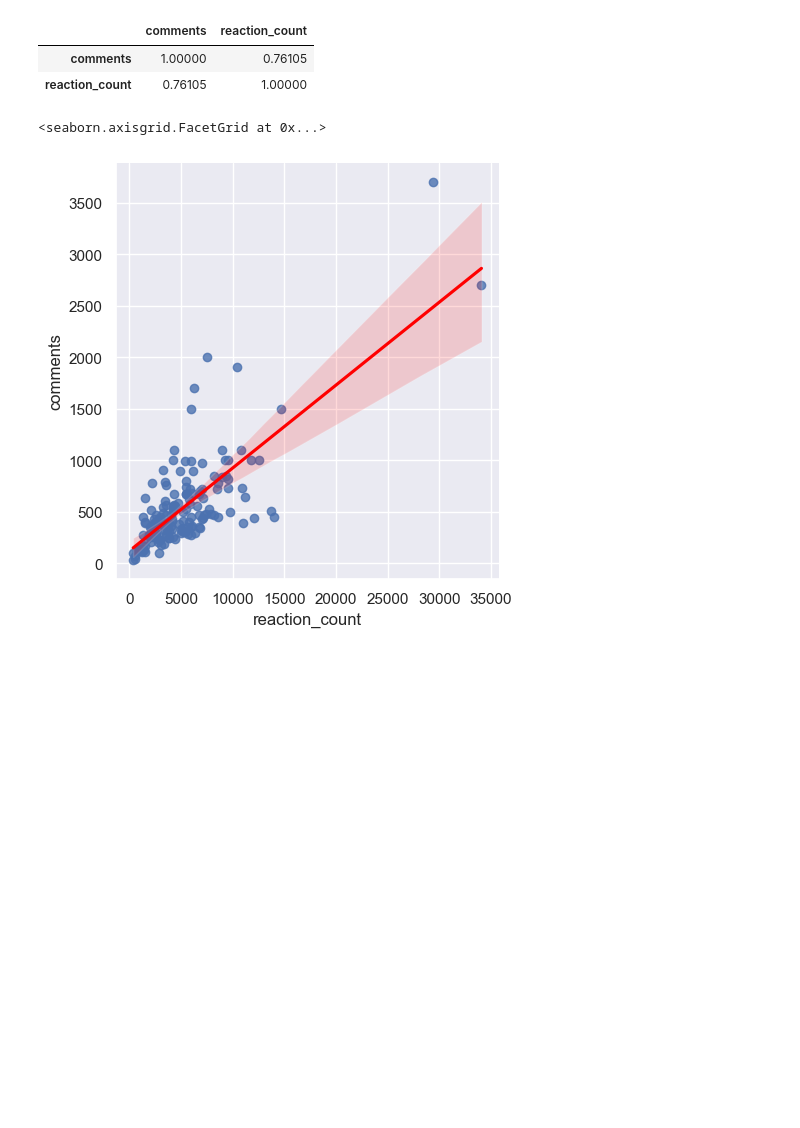
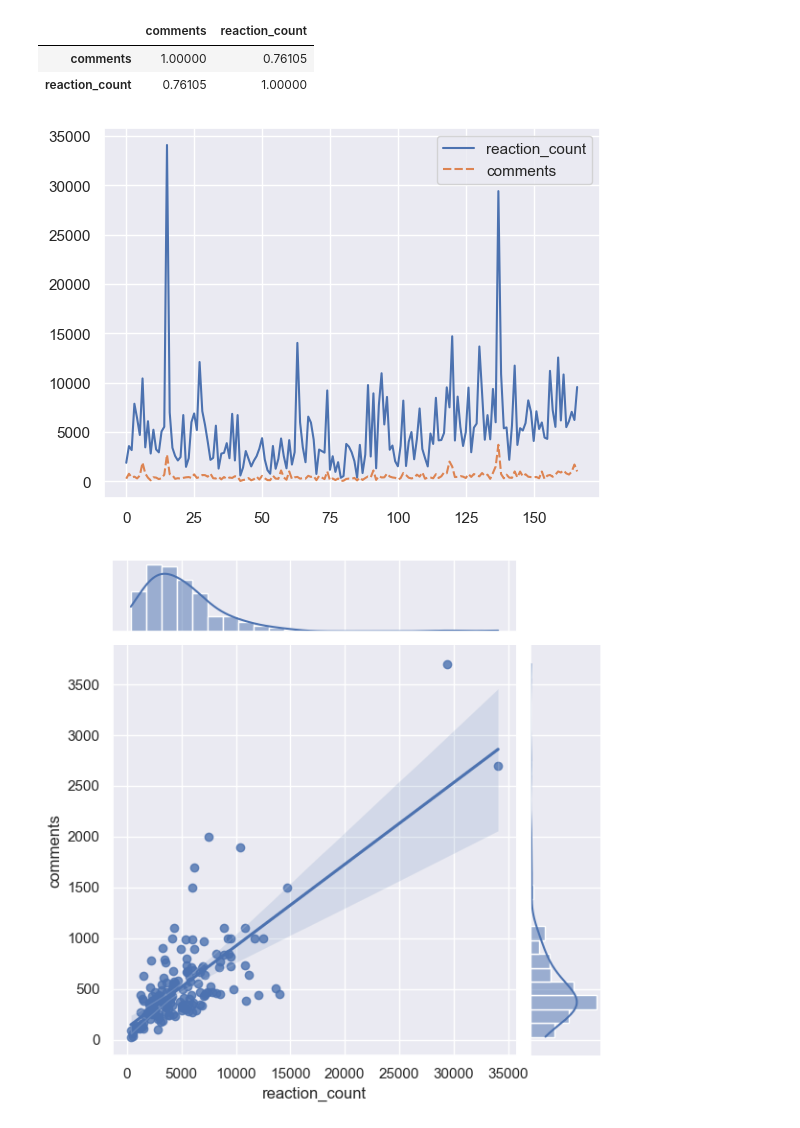
Before and after one commit to longluv1605/final-project-Python-DataAnalyst, a Jupyter notebook: Analysing and Visualising/Analyze_Relationships.ipynb, the cells around one changed output. Drawn from its saved outputs; the diff is of its cells as text; code cells hidden in the pictures; blank space fills up the shorter version.

```diff
--- a/Analysing and Visualising/Analyze_Relationships.ipynb
+++ b/Analysing and Visualising/Analyze_Relationships.ipynb
@@ -165,8 +135,9 @@ df[['comments', 'reaction_count']].drop(index=[72]).corr()
 |  | comments | reaction_count |
 | comments | 1.00000 | 0.76105 |
 | reaction_count | 0.76105 | 1.00000 |
-# %%
-sns.lmplot(x='reaction_count', y='comments', data=df[['comments', 'reaction_count']].drop(index=[72]), order=1, line_kws={'color': 'red'})
-# %% [output]
-<seaborn.axisgrid.FacetGrid at 0x...>
-[figure, removed]
+# %%
+ax0 = sns.lineplot(data=df[['reaction_count', 'comments']].drop(index=[72]))
+ax1 = sns.jointplot(data=df[['reaction_count', 'comments']].drop(index=[72]), y="comments", x="reaction_count", kind="reg")
+# %% [output]
+[figure, added]
+[figure, added]
```
Also changed, not shown: parts of 7 cells of this notebook, 7 other files.
